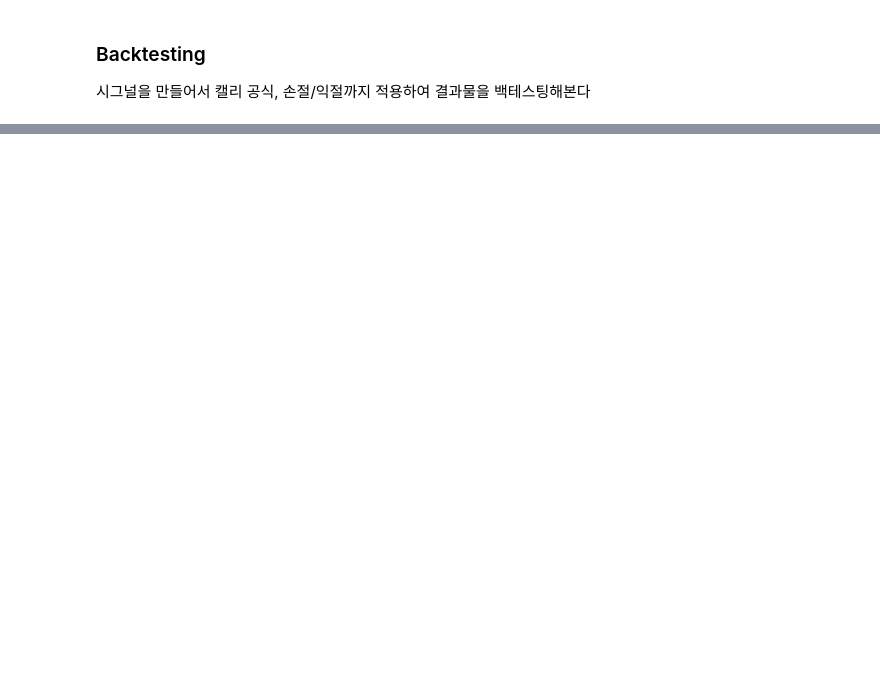
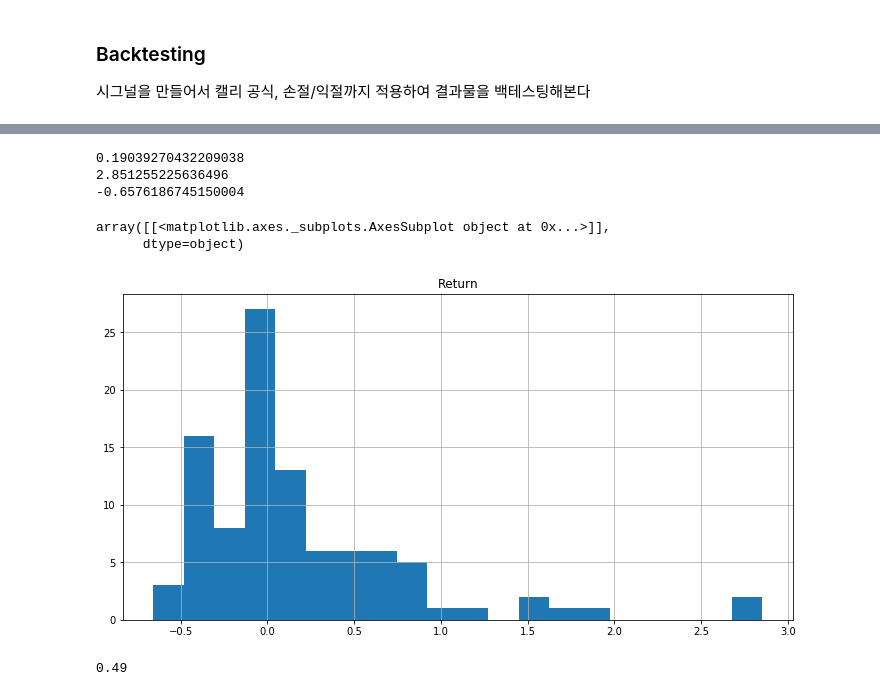
Before and after one commit to hyemin9403/keyst_notebooks, a Jupyter notebook: 수급분석툴.ipynb, the cells around one changed output, grey strips where cells are left out. Saved outputs shown, nothing was run; the diff lists cells and outputs as text; code cells hidden in the pictures; blank space fills up the shorter version.

```diff
--- a/수급분석툴.ipynb
+++ b/수급분석툴.ipynb
@@ -552,0 +629,16 @@ MDD: -0.03424286187214798
+# %%
+backtest = pd.read_csv('sd_bt.csv')
+# %%
+print(backtest['Return'].mean())
+print(backtest['Return'].max())
+print(backtest['Return'].min())
+# %% [output]
+0.19039270432209038
+2.851255225636496
+-0.6576186745150004
+# %%
+backtest.hist(column='Return', bins=20)
+# %% [output]
+array([[<matplotlib.axes._subplots.AxesSubplot object at 0x...>]],
+      dtype=object)
+[figure, added]
@@ -552,0 +647,4 @@ MDD: -0.03424286187214798
+# %%
+(backtest['Success'] * 1).sum() / len(backtest)
+# %% [output]
+0.49
```
Also changed, not shown: parts of 8 cells of this notebook, 4 other files.
